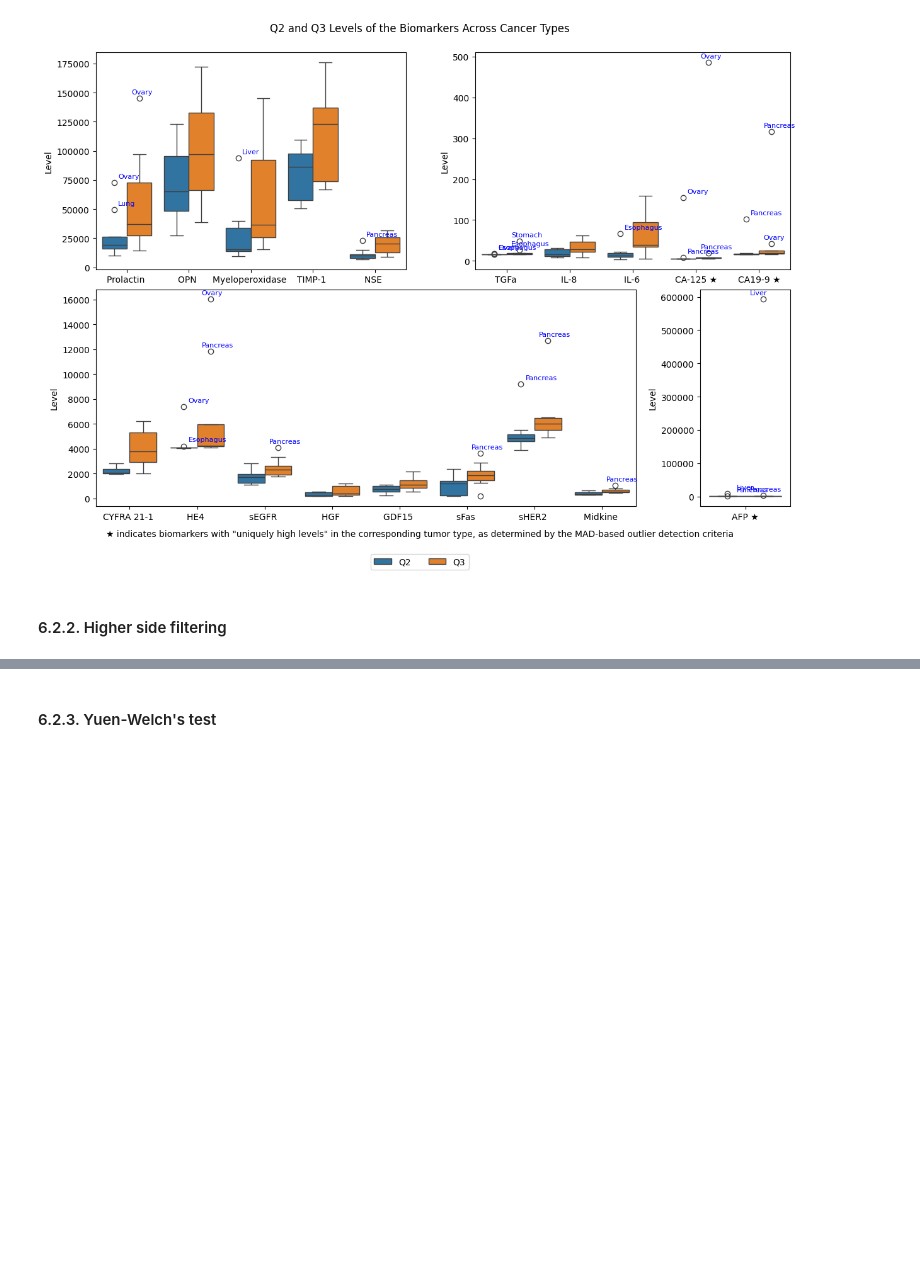
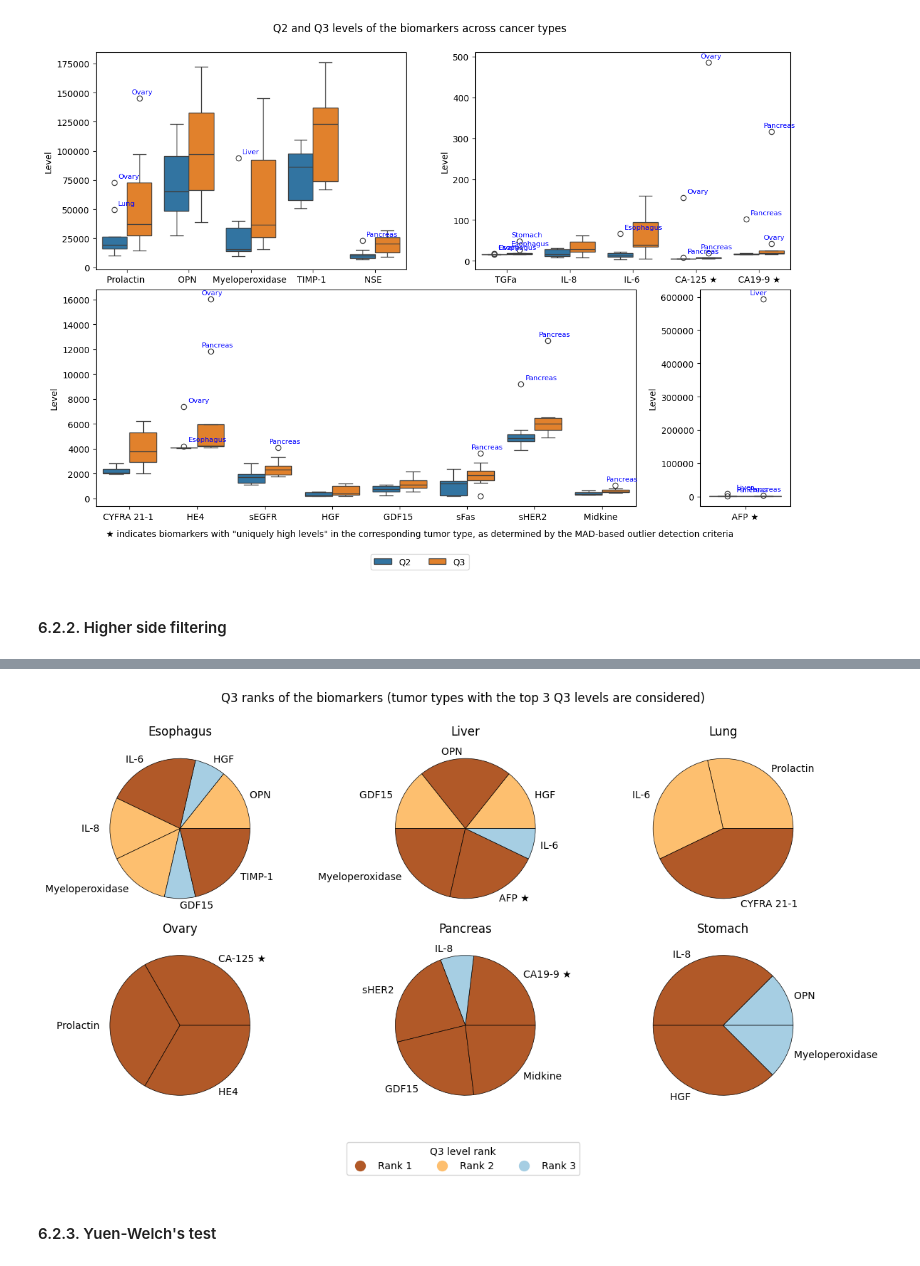
Before and after one commit to subhajitbn/Cancer-Biomarkers-from-Clinical-Data, a Jupyter notebook: tutorial-full.ipynb, the cells around one changed output, grey strips where cells are left out. Drawn from its saved outputs; the diff is of its cells as text; code cells hidden in the pictures; blank space fills up the shorter version.

Commit message:
Shared nature heatmap generated with additional helper functions in stats_tests.py

```diff
--- a/tutorial-full.ipynb
+++ b/tutorial-full.ipynb
@@ -1182,3 +1178,14 @@ Text(0.5, 0.98, 'Q2 and Q3 Levels of the Biomarkers Across Cancer Types\n')
 [figure]
 # %% [markdown]
 #### 6.2.2. Higher side filtering
+# %%
+q3_df = cv_boxplot_df[cv_boxplot_df['Quartile']=='Q3'].reset_index(drop=True)
+important_biomarkers = q3_df.Biomarker.unique()
+biomarker_q3_rank_list = []
+for biomarker in important_biomarkers:
+    biomarker_q3_df = q3_df[q3_df['Biomarker'] == biomarker].sort_values(by='Level', ascending=False).reset_index(drop=True)
+    row = [biomarker, (biomarker_q3_df.iloc[0].Tumor_type, biomarker_q3_df.iloc[1].Tumor_type, biomarker_q3_df.iloc[2].Tumor_type)]
+    biomarker_q3_rank_list.append(row)
+biomarkers_q3_rank_df = pd.DataFrame(data=biomarker_q3_rank_list, columns=['Biomarker', 'Tumor_types_first_three_Q3']).set_index('Biomarker')
+
+biomarkers_q3_rank_df.head()
@@ -1185,2 +1241,51 @@ Text(0.5, 0.98, 'Q2 and Q3 Levels of the Biomarkers Across Cancer Types\n')
+# %%
+# Create your figure and axes
+fig, axs = plt.subplots(2, 3, figsize=(12, 6), constrained_layout=True)
+axs = axs.flatten()
+
+# Get all unique tumor types
+tumor_types = higher_side_data_rows_df.Tumor_type.unique()
+
+# Get all unique Weight values and assign a color to each Weight for consistency
+unique_ranks = sorted(higher_side_data_rows_df.Q3_rank.unique())
+colors = plt.cm.Paired(np.linspace(0, 1, len(unique_ranks)))  # Generate colors
+weight_color_map = dict(zip(unique_ranks, colors))  # Map Weight values to colors
+rank_color_map = dict(zip(unique_ranks, colors[::-1]))
+
+for i, tumor_type in enumerate(tumor_types):
+    tumor_type_filtered_df = higher_side_data_rows_df[
+        higher_side_data_rows_df['Tumor_type'] == tumor_type
+    ].reset_index(drop=True)
+    ax = axs[i]
+
+    # Extract weights and assign colors based on the weight->color map
+    weights = tumor_type_filtered_df.Weight
+    pie_colors = [weight_color_map[w] for w in weights]
+
+    # Plot the pie chart
+    ax.pie(weights, labels=tumor_type_filtered_df.Biomarker, colors=pie_colors, wedgeprops={'edgecolor': 'black', 'linewidth': 0.5})
+    ax.set_title(tumor_type)
+
+# Create a shared legend for unique Weight values
+legend_elements = [
+    plt.Line2D(
+        [0], [0], marker='o', color=rank_color_map[r], linestyle='', markersize=10, label=f"Rank {r}"
+    )
+    for r in unique_ranks
+]
+
+# Add the legend to the figure
+fig.legend(
+    handles=legend_elements,
+    title="Q3 level rank",
+    loc='upper center',
+    bbox_to_anchor=(0.5, -0.05),
+    ncol=3
+)
+
+fig.suptitle("Q3 ranks of the biomarkers (tumor types with the top 3 Q3 levels are considered)\n")
+plt.show()
+# %% [output]
+[figure, added]
 # %% [markdown]
 #### 6.2.3. Yuen-Welch's test
```
Also changed, not shown: parts of 7 cells of this notebook, 1 other file.
